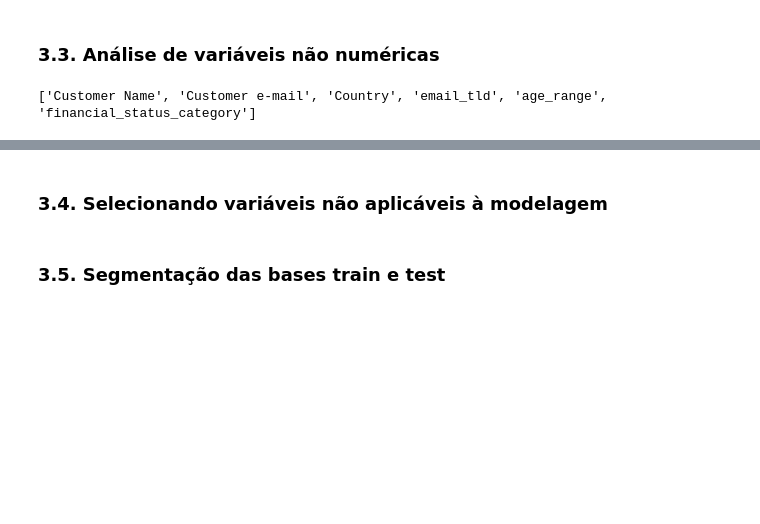
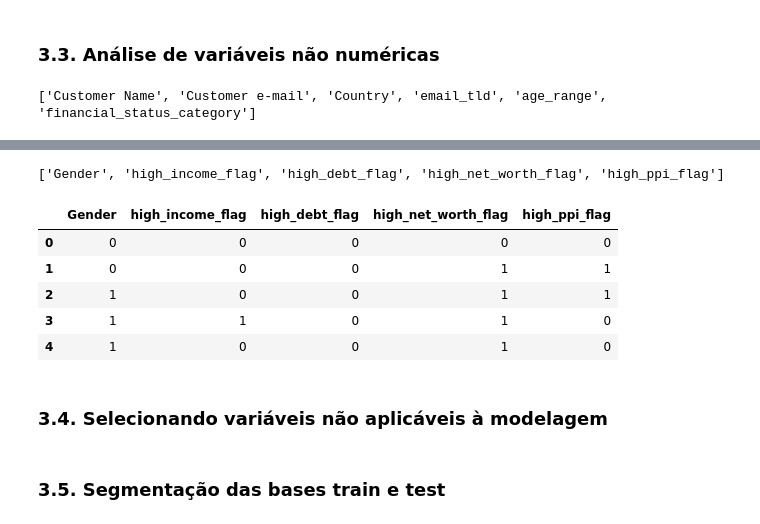
Before and after one commit to emso-exe/Compra_de_carro, a Jupyter notebook: 002_modelagem_preditiva.ipynb, the cells around one changed output, grey strips where cells are left out. Cells and saved outputs as stored; diff of their text form; code cells hidden in the pictures; blank space fills up the shorter version.

Commit message:
feat: atualização do item 3.3 Análise de variáveis não numéricas e inclusão do item 3.6 Transformação das features das bases train e test.

```diff
--- a/002_modelagem_preditiva.ipynb
+++ b/002_modelagem_preditiva.ipynb
@@ -154,6 +160,27 @@ df[cols_text].head()
 | 2 | Naomi Rodriquez | vulputate.mauris.sagittis@ametcon... | USA | uk | 35 to 44 | Moderate |
 | 3 | Jade Cunningham | malesuada@dignissim.com | USA | com | 55 to 64 | High Income - Low Debt |
 | 4 | Cedric Leach | felis.ullamcorper.viverra@egetmol... | USA | net | 55 to 64 | Moderate |
+# %%
+# Detectar variáveis binárias (0 ou 1)
+binary_cols = [
+    col for col in df.columns
+    if set(df[col].dropna().unique()) <= {0, 1}
+]
+print(binary_cols)
+
+# Transformando variáveis binárias (0 ou 1) em categóricas
+df[binary_cols] = df[binary_cols].astype('category')
+# %% [output]
+['Gender', 'high_income_flag', 'high_debt_flag', 'high_net_worth_flag', 'high_ppi_flag']
+# %%
+df[binary_cols].head()
+# %% [output]
+|  | Gender | high_income_flag | high_debt_flag | high_net_worth_flag | high_ppi_flag |
+| 0 | 0 | 0 | 0 | 0 | 0 |
+| 1 | 0 | 0 | 0 | 1 | 1 |
+| 2 | 1 | 0 | 0 | 1 | 1 |
+| 3 | 1 | 1 | 0 | 1 | 0 |
+| 4 | 1 | 0 | 0 | 1 | 0 |
 # %% [markdown]
 ### 3.4. Selecionando variáveis não aplicáveis à modelagem
 # %%
```
Also changed, not shown: parts of 9 cells of this notebook.
